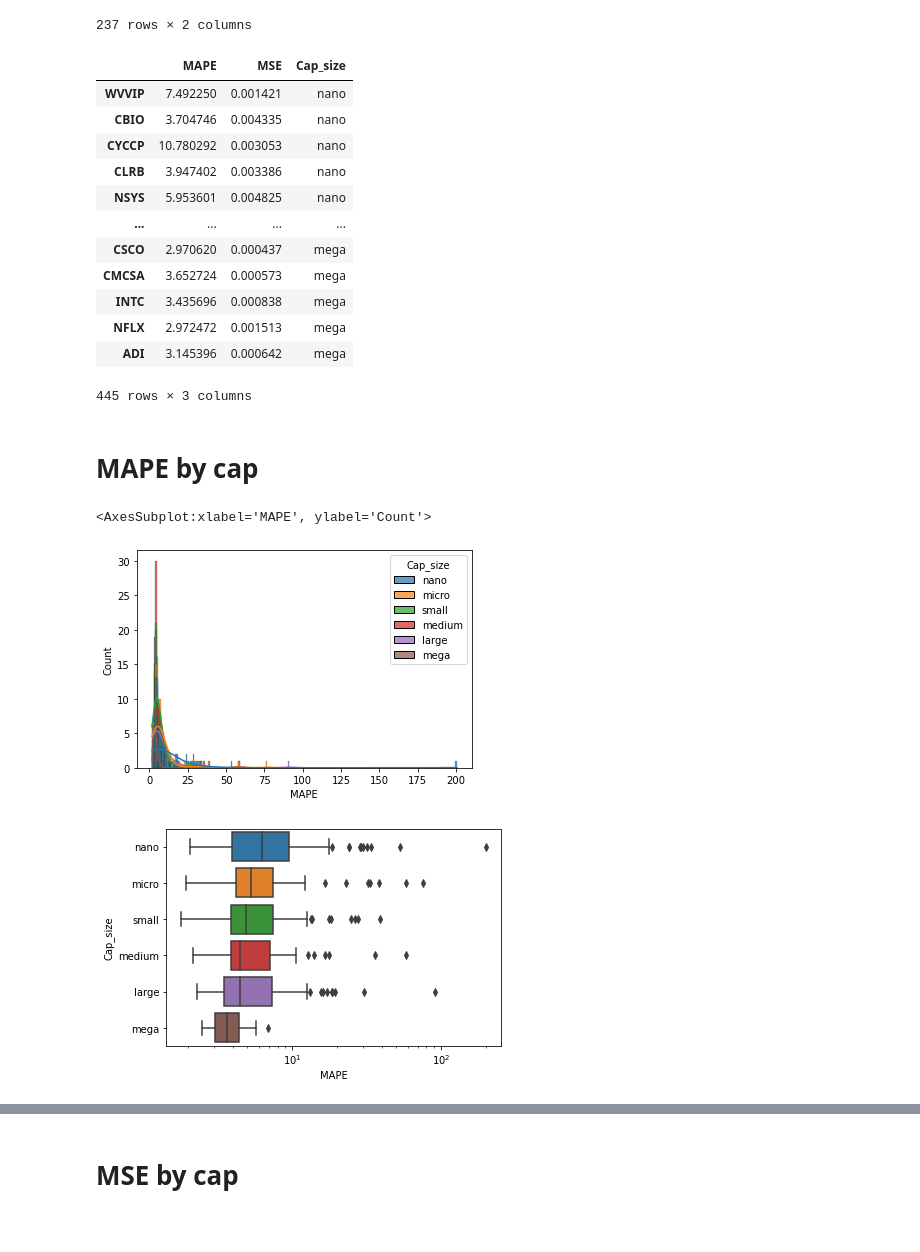
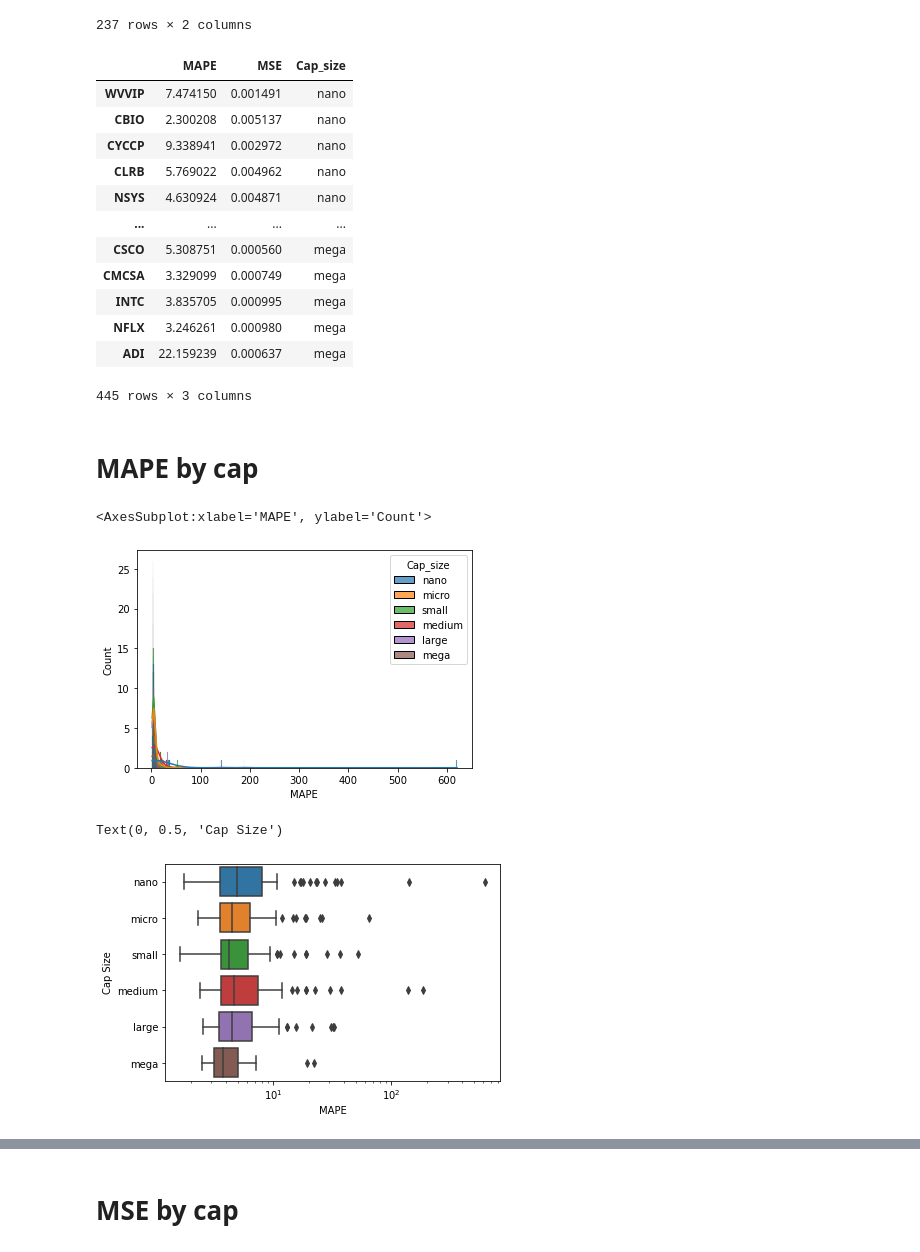
Before and after one commit to yiwen1996/DSGA1018TimeSeries, a Jupyter notebook: HMM_results.ipynb, the cells around one changed output, grey strips where cells are left out. Saved outputs shown, nothing was run; the diff lists cells and outputs as text; code cells hidden in the pictures.

```diff
--- a/HMM_results.ipynb
+++ b/HMM_results.ipynb
@@ -53,7 +53,7 @@ def evaluation_metrics(test_data, predictions):
 # Models
 # %%
 def hmm_prediction(train_data,num_of_predictions):
-    hmm_model = hmm.GaussianHMM(n_components=3, covariance_type="full", n_iter=1000)
+    hmm_model = hmm.GaussianHMM(n_components=2, covariance_type="full", n_iter=1000)
     hmm_model.fit(train_data)
 
     predict_state = hmm_model.predict(train_data)
@@ -115,17 +115,17 @@ for cap_size in cap_list:
 metrics_df_concat
 # %% [output]
 |  | MAPE | MSE | Cap_size |
-| WVVIP | 7.492250 | 0.001421 | nano |
-| CBIO | 3.704746 | 0.004335 | nano |
-| CYCCP | 10.780292 | 0.003053 | nano |
-| CLRB | 3.947402 | 0.003386 | nano |
-| NSYS | 5.953601 | 0.004825 | nano |
+| WVVIP | 7.474150 | 0.001491 | nano |
+| CBIO | 2.300208 | 0.005137 | nano |
+| CYCCP | 9.338941 | 0.002972 | nano |
+| CLRB | 5.769022 | 0.004962 | nano |
+| NSYS | 4.630924 | 0.004871 | nano |
 | ... | ... | ... | ... |
-| CSCO | 2.970620 | 0.000437 | mega |
-| CMCSA | 3.652724 | 0.000573 | mega |
-| INTC | 3.435696 | 0.000838 | mega |
-| NFLX | 2.972472 | 0.001513 | mega |
-| ADI | 3.145396 | 0.000642 | mega |
+| CSCO | 5.308751 | 0.000560 | mega |
+| CMCSA | 3.329099 | 0.000749 | mega |
+| INTC | 3.835705 | 0.000995 | mega |
+| NFLX | 3.246261 | 0.000980 | mega |
+| ADI | 22.159239 | 0.000637 | mega |
 445 rows × 3 columns
 # %% [markdown]
 #  MAPE by cap
@@ -138,15 +138,17 @@ sns.histplot(data = metrics_df_concat
             )
 # %% [output]
 <AxesSubplot:xlabel='MAPE', ylabel='Count'>
-[figure, old version]
+[figure, new version]
 # %%
 sns.boxplot(data = metrics_df_concat
             ,x = 'MAPE'
             ,y = 'Cap_size'
             )
 plt.xscale('log')
+plt.ylabel('Cap Size')
 # %% [output]
+Text(0, 0.5, 'Cap Size')
-[figure, old version]
+[figure, new version]
 # %%
 metrics_df_concat_truncated = metrics_df_concat[metrics_df_concat['MAPE']<100]
 # %%
```
Also changed, not shown: parts of 5 cells of this notebook, 4 other files.
